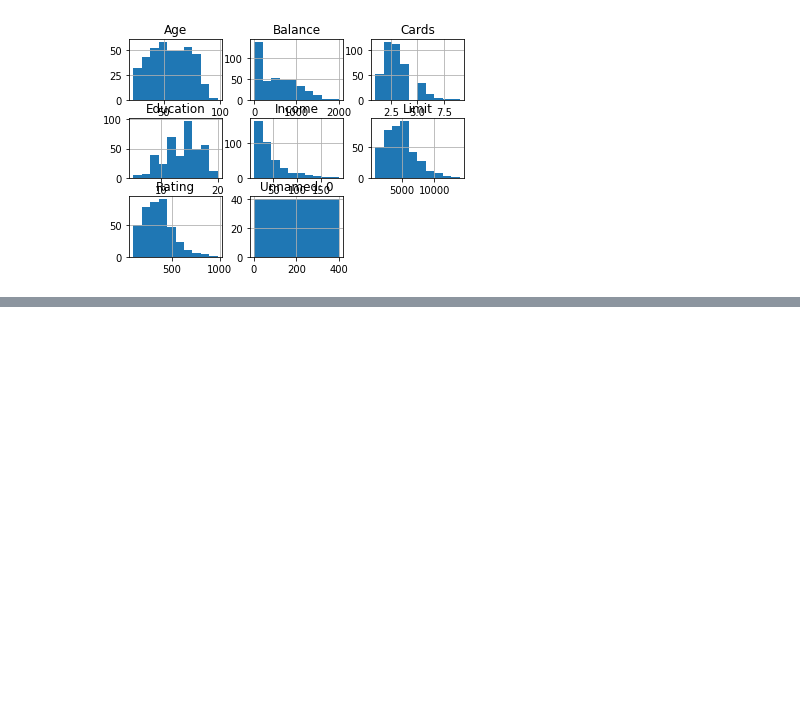
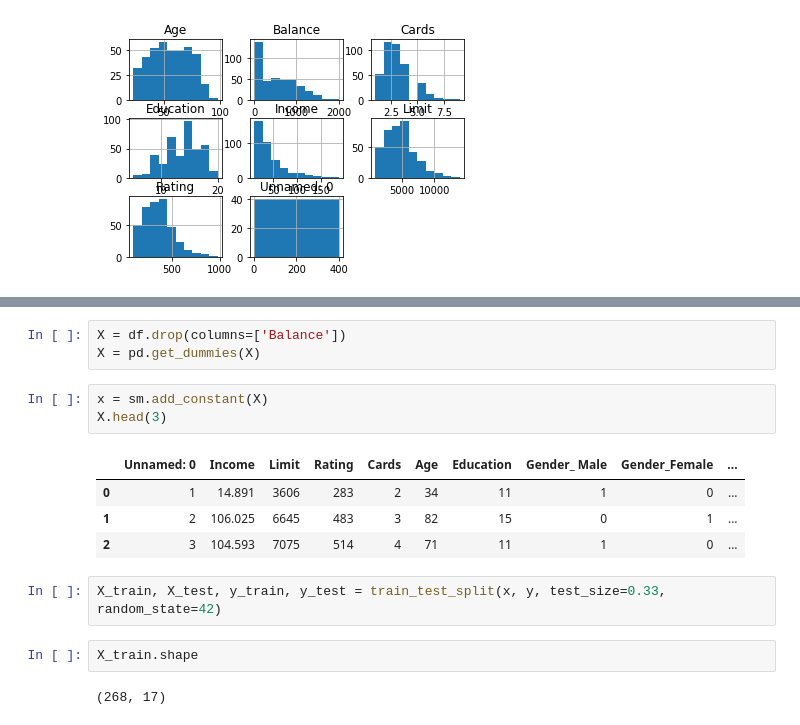
Before and after one commit to dev-branch/predict-credit-card-balance, a Jupyter notebook: creditcard_balance.ipynb, the cells around one changed output, grey strips where cells are left out. Cells and saved outputs as stored; diff of their text form; blank space fills up the shorter version.

```diff
--- a/creditcard_balance.ipynb
+++ b/creditcard_balance.ipynb
@@ -20,0 +75,17 @@ df.hist();
+# %%
+X = df.drop(columns=['Balance'])
+X = pd.get_dummies(X)
+# %%
+x = sm.add_constant(X)
+X.head(3)
+# %% [output]
+|  | Unnamed: 0 | Income | Limit | Rating | Cards | Age | Education | Gender_ Male | Gender_Female | ... |
+| 0 | 1 | 14.891 | 3606 | 283 | 2 | 34 | 11 | 1 | 0 | ... |
+| 1 | 2 | 106.025 | 6645 | 483 | 3 | 82 | 15 | 0 | 1 | ... |
+| 2 | 3 | 104.593 | 7075 | 514 | 4 | 71 | 11 | 1 | 0 | ... |
+# %%
+X_train, X_test, y_train, y_test = train_test_split(x, y, test_size=0.33, random_state=42)
+# %%
+X_train.shape
+# %% [output]
+(268, 17)
```
Also changed, not shown: parts of 6 cells of this notebook.
